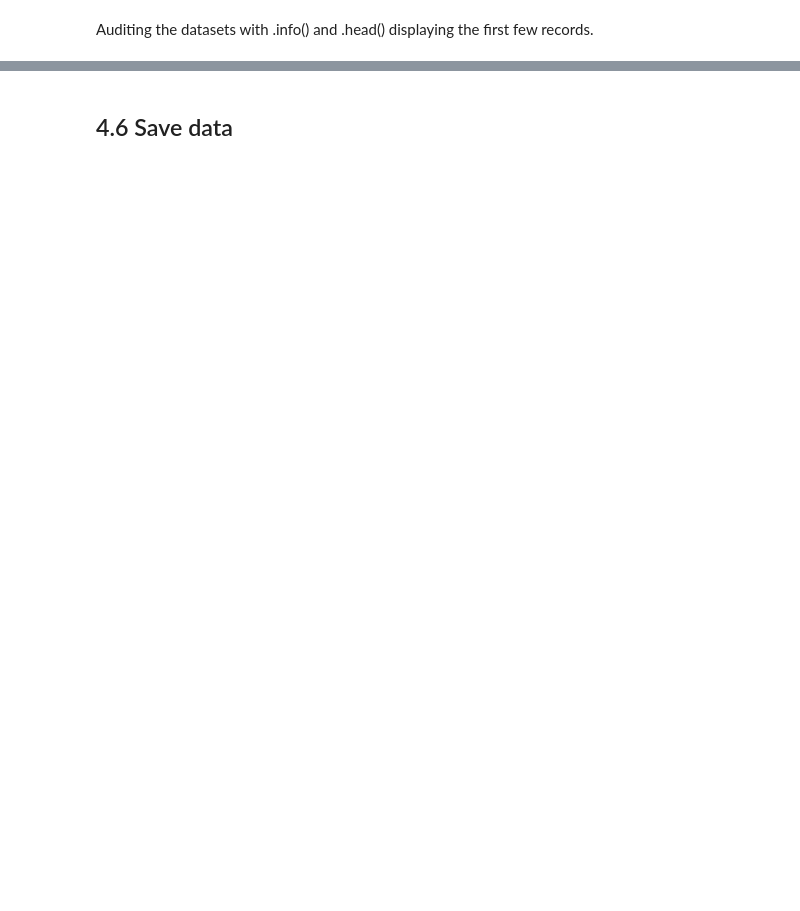
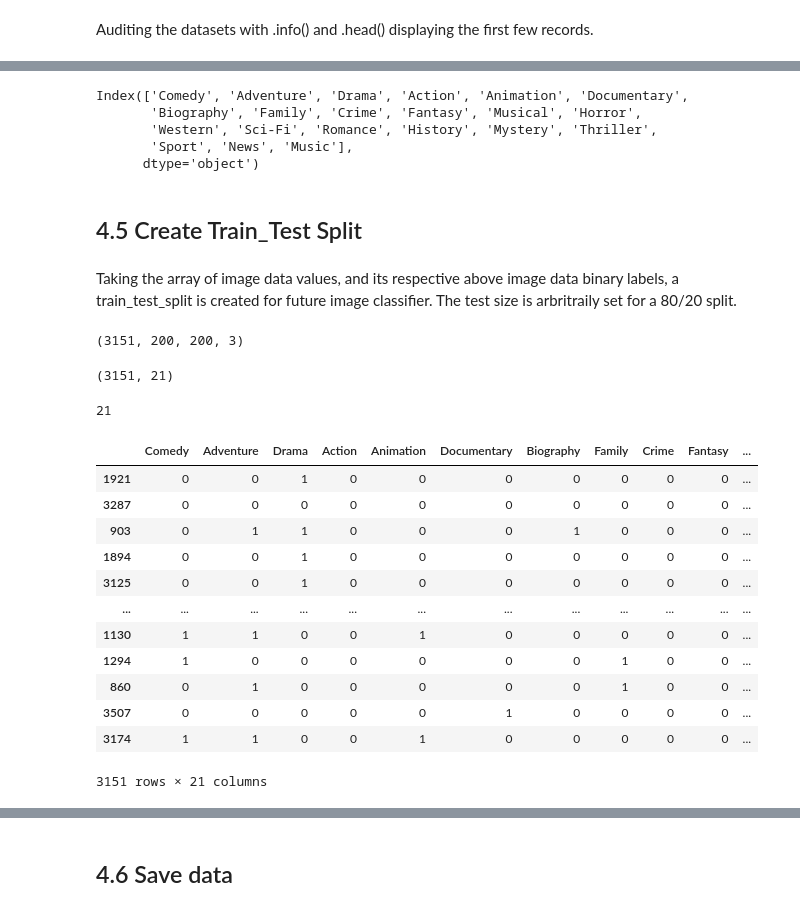
Before and after one commit to tpoozhikala/IMDB_Classification, a Jupyter notebook: 4_Preprocess_and_training/04_Preprocess_and_Training_IMDB_Classification.ipynb, the cells around one changed output, grey strips where cells are left out. Cells and saved outputs as stored; diff of their text form; code cells hidden in the pictures; blank space fills up the shorter version.

```diff
--- a/4_Preprocess_and_training/04_Preprocess_and_Training_IMDB_Classification.ipynb
+++ b/4_Preprocess_and_training/04_Preprocess_and_Training_IMDB_Classification.ipynb
@@ -454,0 +516,43 @@ Now that arrays have been created for X_train, X_test, y_train, and y_test for e
+# %%
+name = dummy_labels_filter.columns
+name
+# %% [output]
+Index(['Comedy', 'Adventure', 'Drama', 'Action', 'Animation', 'Documentary',
+       'Biography', 'Family', 'Crime', 'Fantasy', 'Musical', 'Horror',
+       'Western', 'Sci-Fi', 'Romance', 'History', 'Mystery', 'Thriller',
+       'Sport', 'News', 'Music'],
+      dtype='object')
+# %% [markdown]
+## 4.5 Create Train_Test Split
+# %% [markdown]
+Taking the array of image data values, and its respective above image data binary labels, a train_test_split is created for  future image classifier. The test size is arbritraily set for a 80/20 split.
+# %%
+X_train, X_val, y_train, y_val = train_test_split(arr_stack,dummy_labels_filter, test_size=0.20 , random_state=42)
+# %%
+X_train.shape
+# %% [output]
+(3151, 200, 200, 3)
+# %%
+y_train.shape
+# %% [output]
+(3151, 21)
+# %%
+y_train.shape[1]
+# %% [output]
+21
+# %%
+y_train
+# %% [output]
+|  | Comedy | Adventure | Drama | Action | Animation | Documentary | Biography | Family | Crime | Fantasy | ... |
+| 1921 | 0 | 0 | 1 | 0 | 0 | 0 | 0 | 0 | 0 | 0 | ... |
+| 3287 | 0 | 0 | 0 | 0 | 0 | 0 | 0 | 0 | 0 | 0 | ... |
+| 903 | 0 | 1 | 1 | 0 | 0 | 0 | 1 | 0 | 0 | 0 | ... |
+| 1894 | 0 | 0 | 1 | 0 | 0 | 0 | 0 | 0 | 0 | 0 | ... |
+| 3125 | 0 | 0 | 1 | 0 | 0 | 0 | 0 | 0 | 0 | 0 | ... |
+| ... | ... | ... | ... | ... | ... | ... | ... | ... | ... | ... | ... |
+| 1130 | 1 | 1 | 0 | 0 | 1 | 0 | 0 | 0 | 0 | 0 | ... |
+| 1294 | 1 | 0 | 0 | 0 | 0 | 0 | 0 | 1 | 0 | 0 | ... |
+| 860 | 0 | 1 | 0 | 0 | 0 | 0 | 0 | 1 | 0 | 0 | ... |
+| 3507 | 0 | 0 | 0 | 0 | 0 | 1 | 0 | 0 | 0 | 0 | ... |
+| 3174 | 1 | 1 | 0 | 0 | 1 | 0 | 0 | 0 | 0 | 0 | ... |
+3151 rows × 21 columns
```
Also changed, not shown: parts of 109 cells of this notebook, 1 other file.
